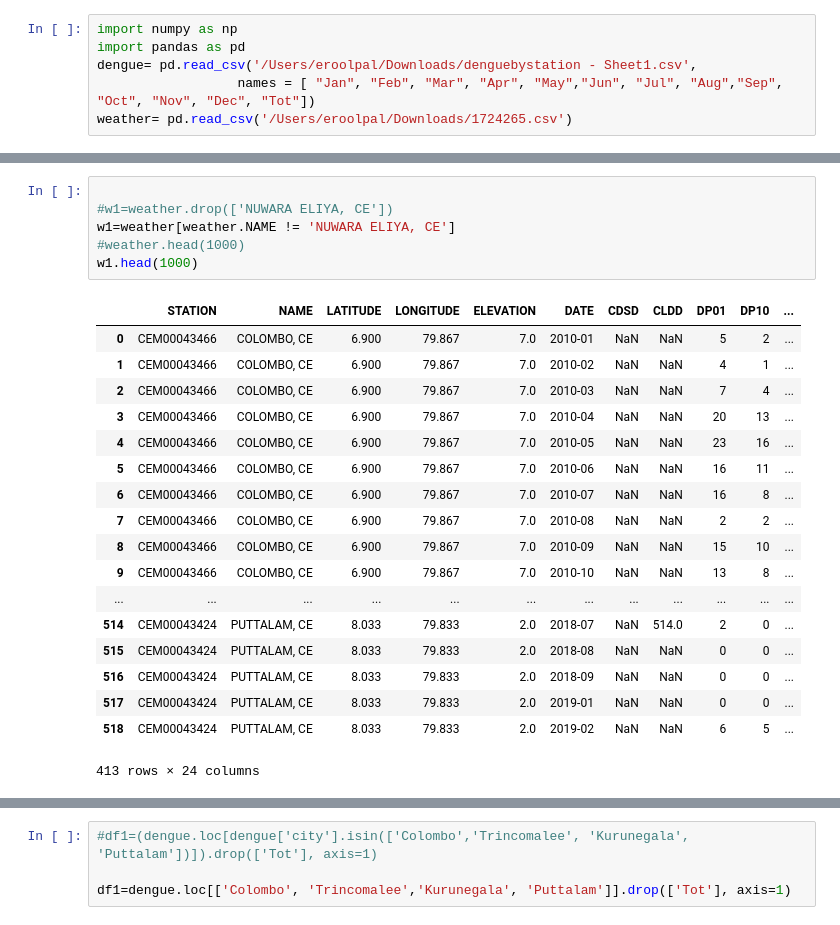
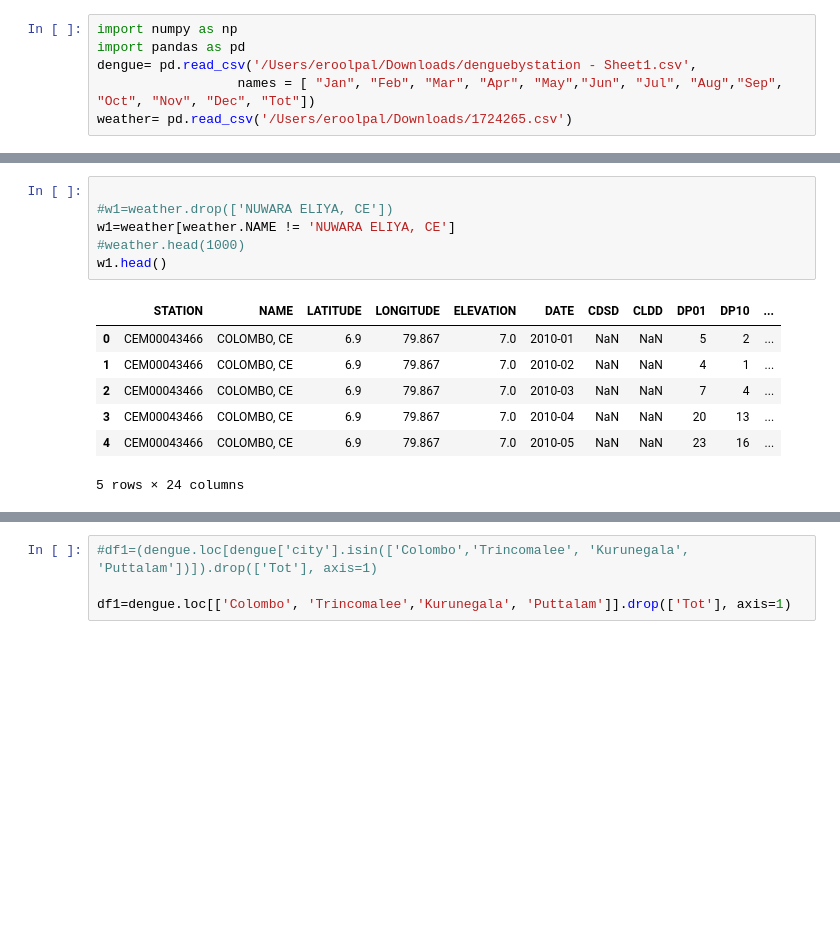
Before and after one commit to eroolpal/dengue1, a Jupyter notebook: dengue_sl.ipynb, the cells around one changed output, grey strips where cells are left out. Saved outputs shown, nothing was run; the diff lists cells and outputs as text; blank space fills up the shorter version.

```diff
--- a/dengue_sl.ipynb
+++ b/dengue_sl.ipynb
@@ -27,28 +16,17 @@ dengue.head(30)
 # %%
 
 #w1=weather.drop(['NUWARA ELIYA, CE'])
 w1=weather[weather.NAME != 'NUWARA ELIYA, CE']
 #weather.head(1000)
-w1.head(1000)
+w1.head()
 # %% [output]
 |  | STATION | NAME | LATITUDE | LONGITUDE | ELEVATION | DATE | CDSD | CLDD | DP01 | DP10 | ... |
-| 0 | CEM00043466 | COLOMBO, CE | 6.900 | 79.867 | 7.0 | 2010-01 | NaN | NaN | 5 | 2 | ... |
-| 1 | CEM00043466 | COLOMBO, CE | 6.900 | 79.867 | 7.0 | 2010-02 | NaN | NaN | 4 | 1 | ... |
-| 2 | CEM00043466 | COLOMBO, CE | 6.900 | 79.867 | 7.0 | 2010-03 | NaN | NaN | 7 | 4 | ... |
-| 3 | CEM00043466 | COLOMBO, CE | 6.900 | 79.867 | 7.0 | 2010-04 | NaN | NaN | 20 | 13 | ... |
-| 4 | CEM00043466 | COLOMBO, CE | 6.900 | 79.867 | 7.0 | 2010-05 | NaN | NaN | 23 | 16 | ... |
-| 5 | CEM00043466 | COLOMBO, CE | 6.900 | 79.867 | 7.0 | 2010-06 | NaN | NaN | 16 | 11 | ... |
-| 6 | CEM00043466 | COLOMBO, CE | 6.900 | 79.867 | 7.0 | 2010-07 | NaN | NaN | 16 | 8 | ... |
-| 7 | CEM00043466 | COLOMBO, CE | 6.900 | 79.867 | 7.0 | 2010-08 | NaN | NaN | 2 | 2 | ... |
-| 8 | CEM00043466 | COLOMBO, CE | 6.900 | 79.867 | 7.0 | 2010-09 | NaN | NaN | 15 | 10 | ... |
-| 9 | CEM00043466 | COLOMBO, CE | 6.900 | 79.867 | 7.0 | 2010-10 | NaN | NaN | 13 | 8 | ... |
-| ... | ... | ... | ... | ... | ... | ... | ... | ... | ... | ... | ... |
-| 514 | CEM00043424 | PUTTALAM, CE | 8.033 | 79.833 | 2.0 | 2018-07 | NaN | 514.0 | 2 | 0 | ... |
-| 515 | CEM00043424 | PUTTALAM, CE | 8.033 | 79.833 | 2.0 | 2018-08 | NaN | NaN | 0 | 0 | ... |
-| 516 | CEM00043424 | PUTTALAM, CE | 8.033 | 79.833 | 2.0 | 2018-09 | NaN | NaN | 0 | 0 | ... |
-| 517 | CEM00043424 | PUTTALAM, CE | 8.033 | 79.833 | 2.0 | 2019-01 | NaN | NaN | 0 | 0 | ... |
-| 518 | CEM00043424 | PUTTALAM, CE | 8.033 | 79.833 | 2.0 | 2019-02 | NaN | NaN | 6 | 5 | ... |
+| 0 | CEM00043466 | COLOMBO, CE | 6.9 | 79.867 | 7.0 | 2010-01 | NaN | NaN | 5 | 2 | ... |
+| 1 | CEM00043466 | COLOMBO, CE | 6.9 | 79.867 | 7.0 | 2010-02 | NaN | NaN | 4 | 1 | ... |
+| 2 | CEM00043466 | COLOMBO, CE | 6.9 | 79.867 | 7.0 | 2010-03 | NaN | NaN | 7 | 4 | ... |
+| 3 | CEM00043466 | COLOMBO, CE | 6.9 | 79.867 | 7.0 | 2010-04 | NaN | NaN | 20 | 13 | ... |
+| 4 | CEM00043466 | COLOMBO, CE | 6.9 | 79.867 | 7.0 | 2010-05 | NaN | NaN | 23 | 16 | ... |
-413 rows × 24 columns
+5 rows × 24 columns
 # %%
 #w2=w1['NAME'].replace(['COLOMBO, CE'], 'Colombo')
 mapping = {'COLOMBO, CE': 'Colombo', 'KURUNEGALA, CE': 'Kurunegala', 'CHINA BAY, CE': 'Trincomalee', 'PUTTALAM, CE': 'Puttalam'}
```
Also changed, not shown: parts of 14 cells of this notebook.
